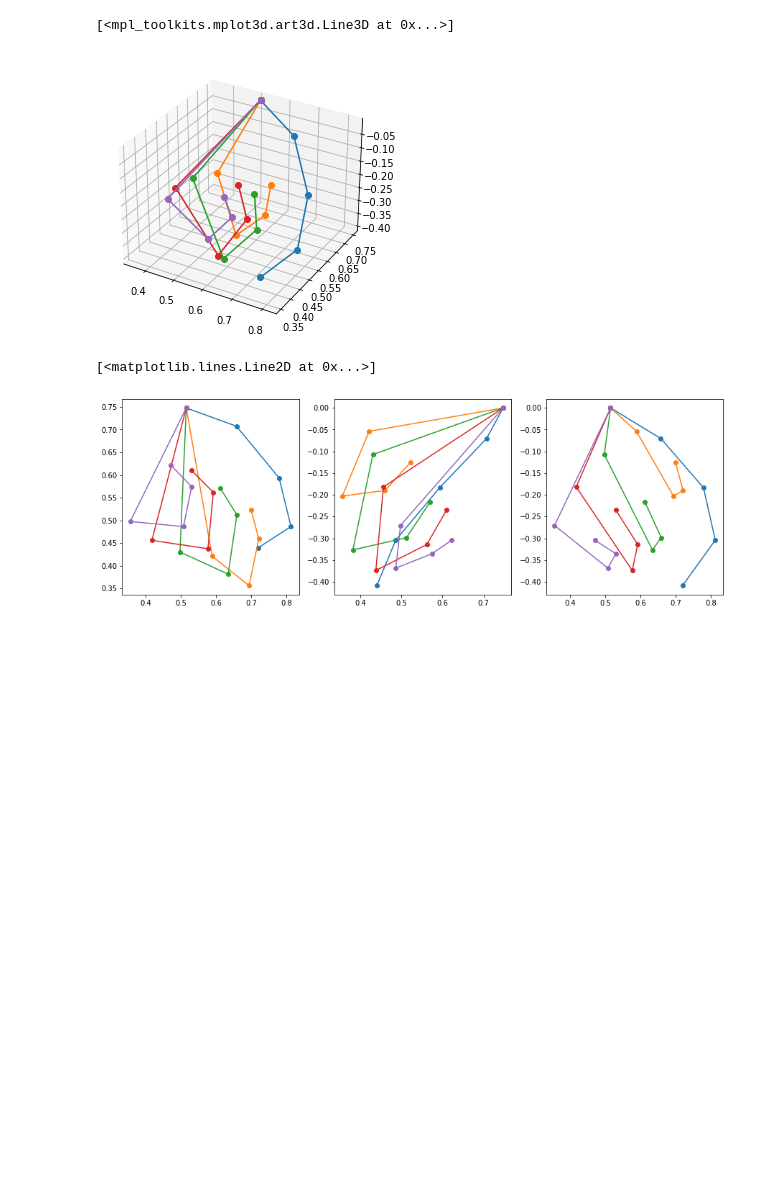
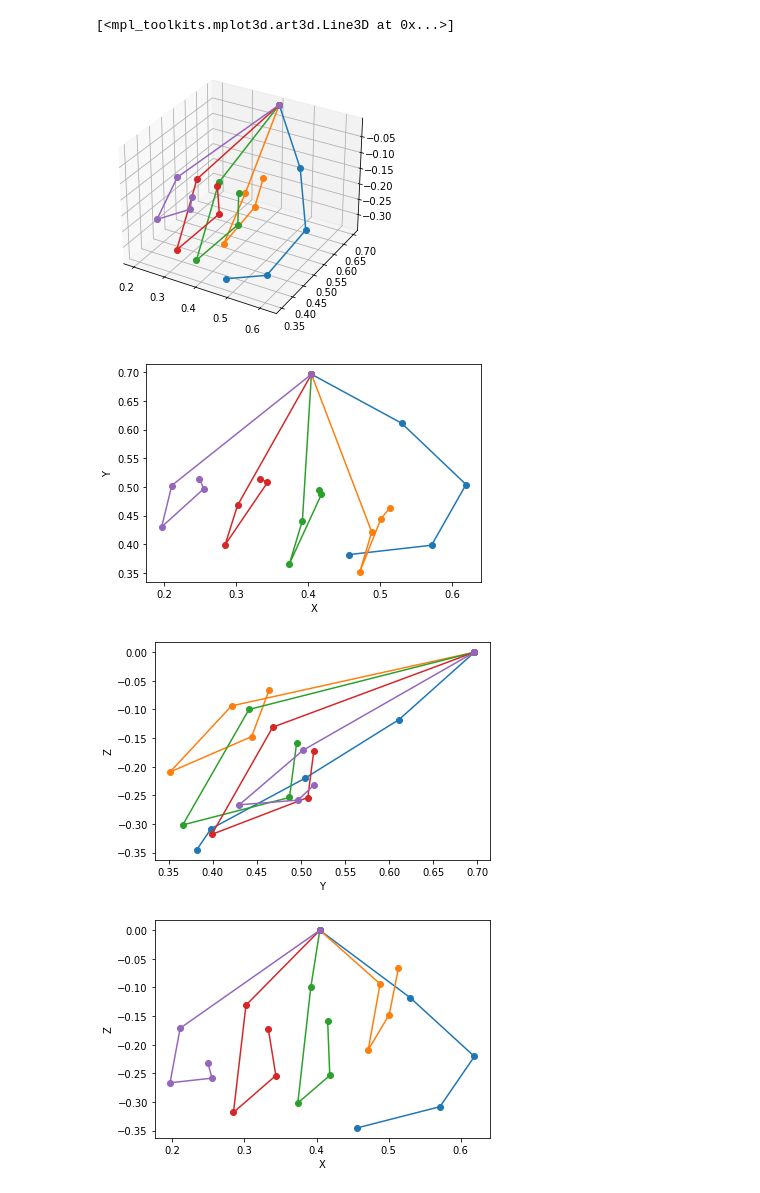
Before and after one commit to devwithpug/RandHand-Chat, a Jupyter notebook: mediaPipe/analysis2.ipynb, the cells around one changed output. Cells and saved outputs as stored; diff of their text form; code cells hidden in the pictures; blank space fills up the shorter version.

```diff
--- a/mediaPipe/analysis2.ipynb
+++ b/mediaPipe/analysis2.ipynb
@@ -25,13 +25,17 @@ data
+# %%
+x = data.iloc[0,0:21].T
+y = data.iloc[0, 21:42].T
+z = data.iloc[0,42:63].T
+
+z= z*(y.max()-y.min())/(z.max()-z.min())
 # %%
+# 3차원 plot
+
 import matplotlib.pyplot as plt
 from mpl_toolkits.mplot3d import Axes3D
 
 fig = plt.figure(figsize=(10, 5))
 ax = fig.add_subplot(111, projection='3d') # Axe3D object
-
-x = data.iloc[4,0:21].T
-y = data.iloc[4, 21:42].T
-z = data.iloc[4,42:63].T
 
 x0=pd.Series([x[0],*x[1:5]])
 x1=pd.Series([x[0],*x[5:9]])
@@ -58,30 +62,37 @@ ax.plot(x3, y3, z3, marker='o',)
 ax.plot(x4, y4, z4, marker='o',)
 # %% [output]
 [<mpl_toolkits.mplot3d.art3d.Line3D at 0x...>]
-[figure, old version]
+[figure, new version]
 # %%
-plt.figure(figsize=(15,5))
+# 2차원 plot
 
-plt.subplot(1,3,1)
+plt.xlabel('X')
+plt.ylabel('Y')
 plt.plot(x0,y0,marker='o')
 plt.plot(x1,y1,marker='o')
 plt.plot(x2,y2,marker='o')
 plt.plot(x3,y3,marker='o')
 plt.plot(x4,y4,marker='o')
+plt.show()
 
-plt.subplot(1,3,2)
+plt.xlabel('Y')
+plt.ylabel('Z')
 plt.plot(y0,z0,marker='o')
 plt.plot(y1,z1,marker='o')
 plt.plot(y2,z2,marker='o')
 plt.plot(y3,z3,marker='o')
 plt.plot(y4,z4,marker='o')
+plt.show()
 
-plt.subplot(1,3,3)
+plt.xlabel('X')
+plt.ylabel('Z')
 plt.plot(x0,z0,marker='o')
 plt.plot(x1,z1,marker='o')
 plt.plot(x2,z2,marker='o')
 plt.plot(x3,z3,marker='o')
 plt.plot(x4,z4,marker='o')
+plt.show()
 # %% [output]
-[<matplotlib.lines.Line2D at 0x...>]
-[figure, old version]
+[figure, new version]
+[figure, added]
+[figure, added]
```
Also changed, not shown: parts of 5 cells of this notebook, 2 other files.
